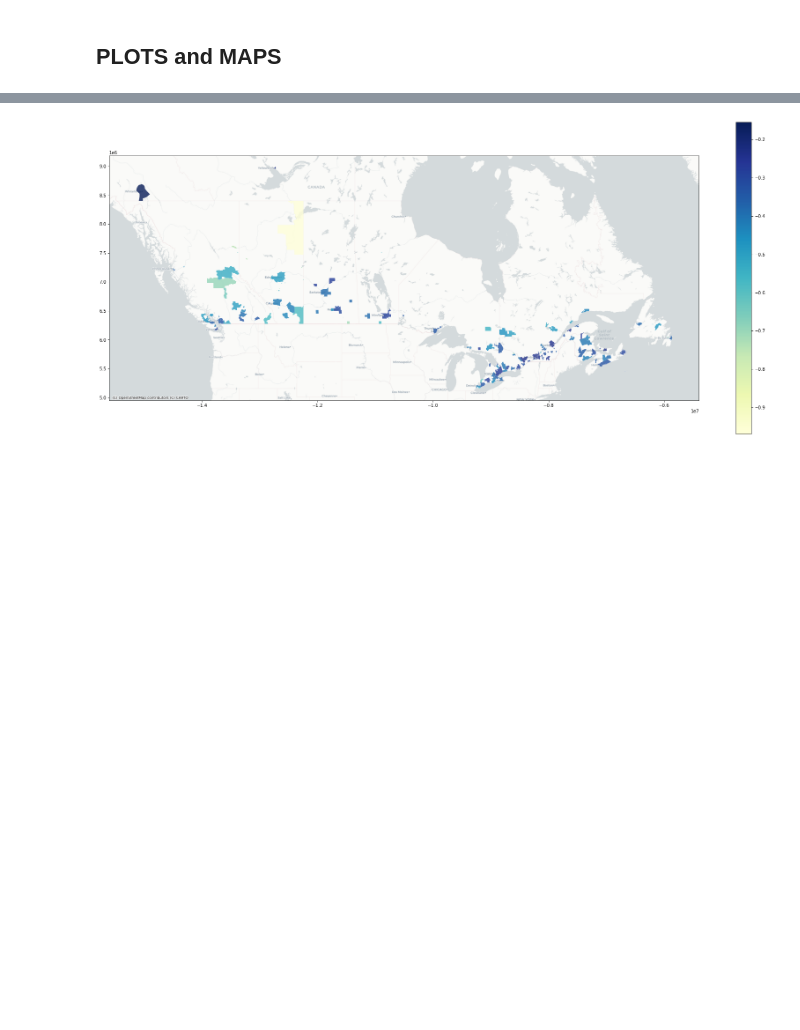
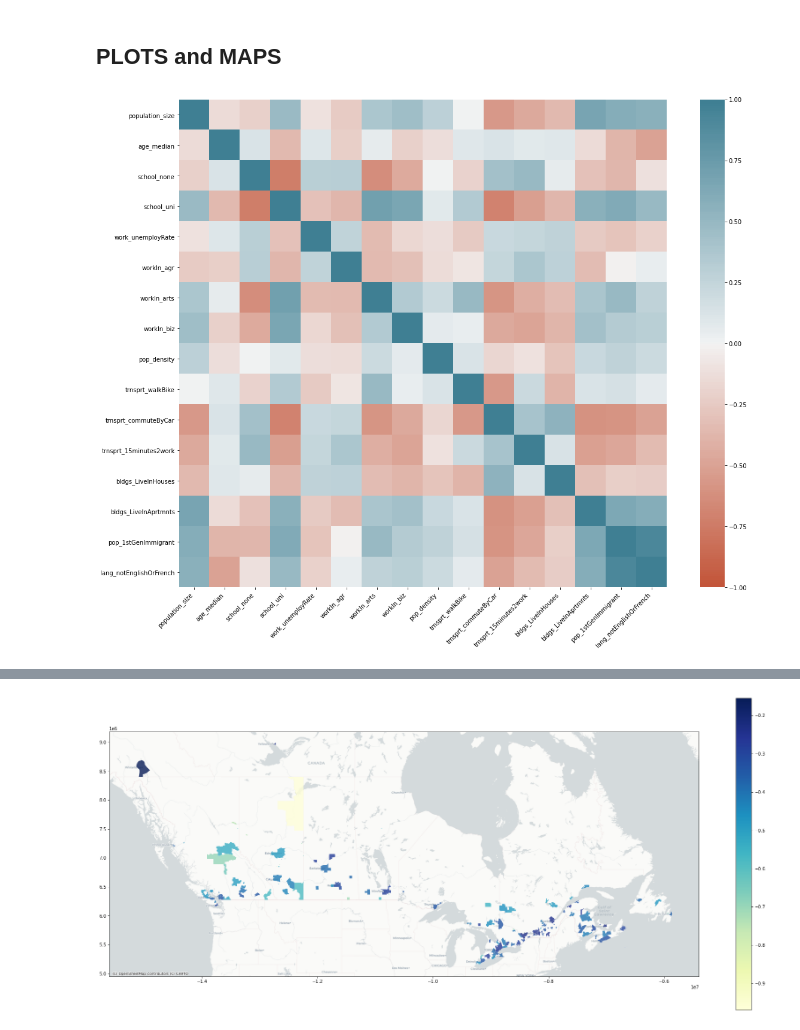
Before and after one commit to DonnaVakalis/Livability, a Jupyter notebook: canadian_cities_research_II.ipynb, the cells around one changed output, grey strips where cells are left out. Drawn from its saved outputs; the diff is of its cells as text; code cells hidden in the pictures; blank space fills up the shorter version.

Commit message:
correlation heatmap added

```diff
--- a/canadian_cities_research_II.ipynb
+++ b/canadian_cities_research_II.ipynb
@@ -256,5 +267,9 @@ df_census_1 = df_census_0[df_census_0['feature'].isin(features_of_interest)]
 # need to convert feature and count columns to numeric types
 cols = ['count_all', 'count_male','count_female']
 df_census_1[cols] = df_census_1[cols].apply(pd.to_numeric, errors='coerce')
-df_census_2 = df_census_1.pivot_table(index=['geo_name','geo_code'], columns='feature', values='count_all')
-df_census_2.columns
+df_census_1a = df_census_1.pivot_table(index=['geo_name','geo_code'], columns='feature', values='count_all').reset_index()
+
+# add row of means
+avg = df_census_1a.mean()
+df_census_2 = df_census_1a.append(avg, ignore_index= True)
+df_census_2.geo_name[df_census_2.geo_name.isnull()] = 'All_Cities_AVG'
@@ -330,5 +359,27 @@ df_dwells = df_dwel_2[['geo_code','geo_name','total_homes','prct_singleDet','prc
 df_dwells.head(2)
 # %% [markdown]
 ## PLOTS and MAPS
+# %%
+# Heatmap of correlations
+# Later revisit this and improve: https://towardsdatascience.com/better-heatmaps-and-correlation-matrix-plots-in-python-41445d0f2bec
+corr = df_census_3.corr()
+plt.subplots(figsize=(20,15))
+
+ax = sns.heatmap(
+    corr,
+    vmin=-1, vmax=1, center=0,
+    cmap=sns.diverging_palette(20, 220, n=200),
+    square=True
+)
+
+
+
+ax.set_xticklabels(
+    ax.get_xticklabels(),
+    rotation=45,
+    horizontalalignment='right'
+);
+# %% [output]
+[figure, added]
 # %%
 # check for place & feature combination where counts female and counts male are very different
```
Also changed, not shown: parts of 19 cells of this notebook.
